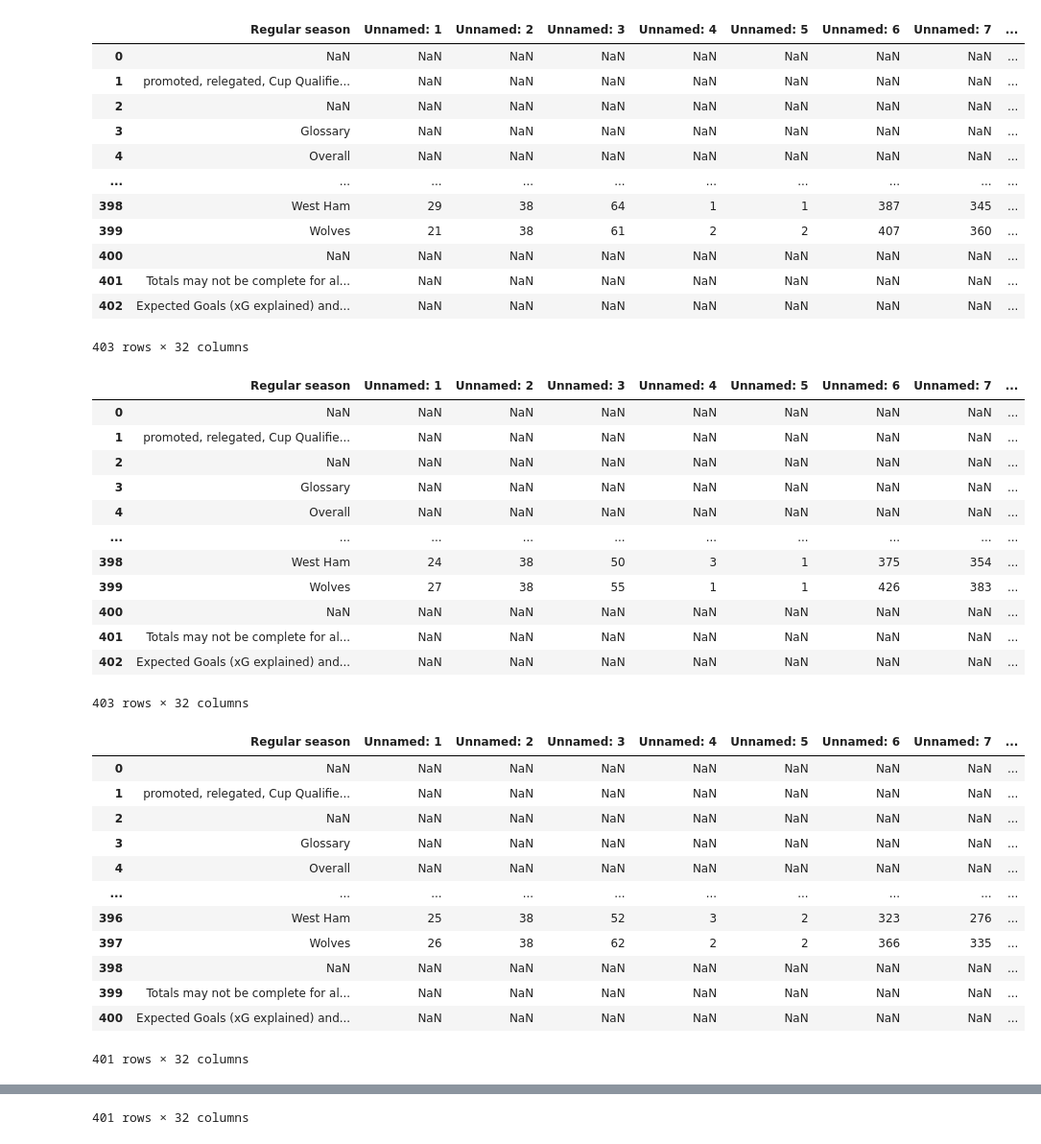
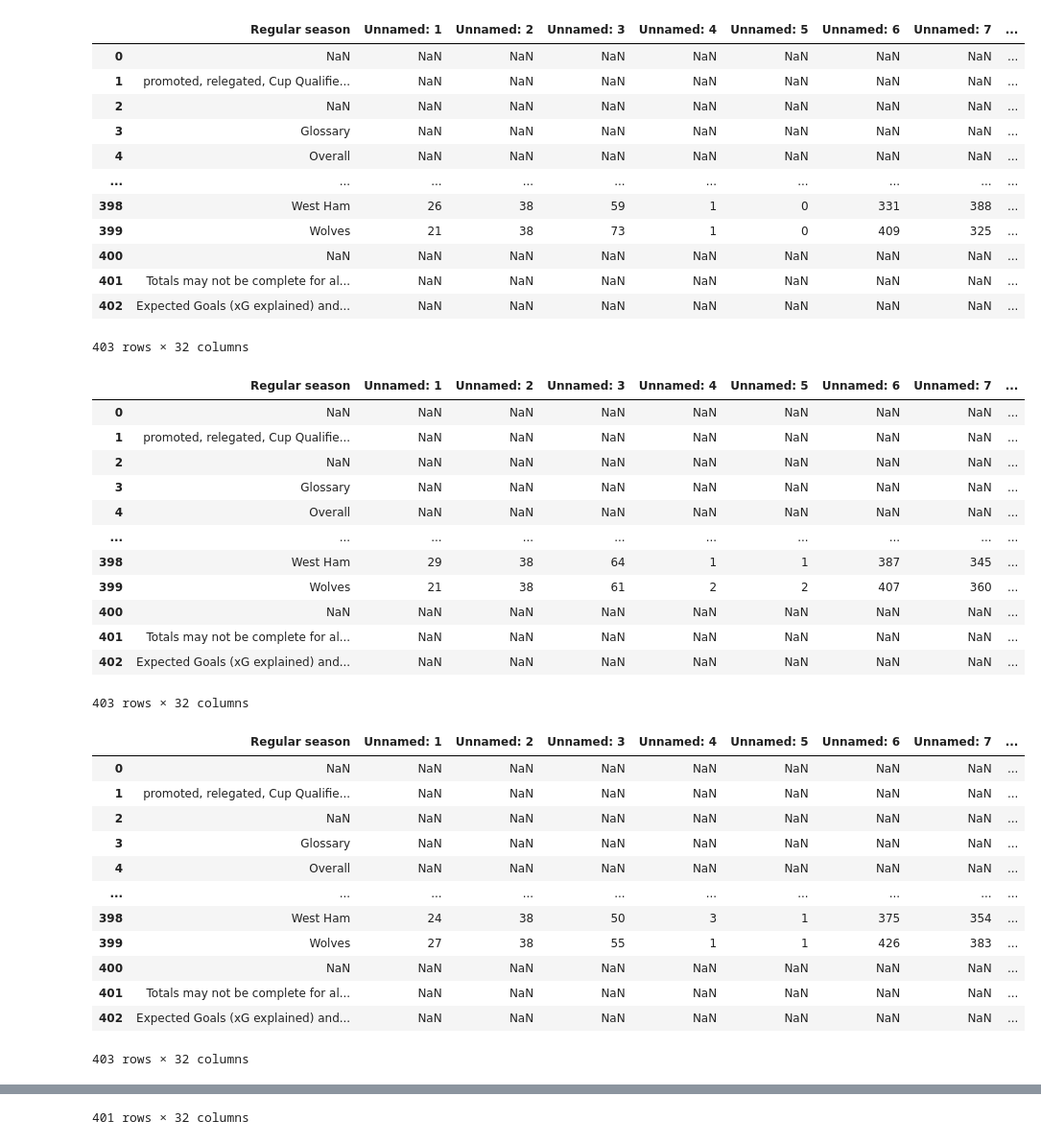
Before and after one commit to NeghiDB/365DaysSoccerDataAnalysisChallenge, a Jupyter notebook: index.ipynb, the cells around one changed output, grey strips where cells are left out. Shown at 96% size. Drawn from its saved outputs; the diff is of its cells as text; code cells hidden in the pictures.

Commit message:
added more EPL stats from previous years

```diff
--- a/index.ipynb
+++ b/index.ipynb
@@ -1,25 +1,27 @@
 # %%
 import pandas as pd
 
-df = pd.read_csv('EPL Standard Stats 2019-2020.csv', encoding='latin1', index_col=None)
+df = pd.read_csv('EPL Standard Stats 2018-2019.csv', encoding='latin1', index_col=None)
+df1 = pd.read_csv('EPL Standard Stats 2019-2020.csv', encoding='latin1', index_col=None)
 df2 = pd.read_csv('EPL Standard Stats 2020-2021.csv', encoding='latin1', index_col=None)
 df3 = pd.read_csv('EPL Standard Stats 2021-2022.csv', encoding='latin1', index_col=None)
 df4 = pd.read_csv('EPL Standard Stats 2022-2023.csv', encoding='latin1', index_col=None)
 
 display(df)
+display(df1)
 display(df2)
 display(df3)
 display(df4)
 # %% [output]
 |  | Regular season | Unnamed: 1 | Unnamed: 2 | Unnamed: 3 | Unnamed: 4 | Unnamed: 5 | Unnamed: 6 | Unnamed: 7 | ... |
 | 0 | NaN | NaN | NaN | NaN | NaN | NaN | NaN | NaN | ... |
 | 1 | promoted, relegated, Cup Qualifie... | NaN | NaN | NaN | NaN | NaN | NaN | NaN | ... |
 | 2 | NaN | NaN | NaN | NaN | NaN | NaN | NaN | NaN | ... |
 | 3 | Glossary | NaN | NaN | NaN | NaN | NaN | NaN | NaN | ... |
 | 4 | Overall | NaN | NaN | NaN | NaN | NaN | NaN | NaN | ... |
 | ... | ... | ... | ... | ... | ... | ... | ... | ... | ... |
-| 398 | West Ham | 29 | 38 | 64 | 1 | 1 | 387 | 345 | ... |
-| 399 | Wolves | 21 | 38 | 61 | 2 | 2 | 407 | 360 | ... |
+| 398 | West Ham | 26 | 38 | 59 | 1 | 0 | 331 | 388 | ... |
+| 399 | Wolves | 21 | 38 | 73 | 1 | 0 | 409 | 325 | ... |
 | 400 | NaN | NaN | NaN | NaN | NaN | NaN | NaN | NaN | ... |
 | 401 | Totals may not be complete for al... | NaN | NaN | NaN | NaN | NaN | NaN | NaN | ... |
 | 402 | Expected Goals (xG explained) and... | NaN | NaN | NaN | NaN | NaN | NaN | NaN | ... |
@@ -31,8 +33,8 @@ display(df4)
 | 3 | Glossary | NaN | NaN | NaN | NaN | NaN | NaN | NaN | ... |
 | 4 | Overall | NaN | NaN | NaN | NaN | NaN | NaN | NaN | ... |
 | ... | ... | ... | ... | ... | ... | ... | ... | ... | ... |
-| 398 | West Ham | 24 | 38 | 50 | 3 | 1 | 375 | 354 | ... |
-| 399 | Wolves | 27 | 38 | 55 | 1 | 1 | 426 | 383 | ... |
+| 398 | West Ham | 29 | 38 | 64 | 1 | 1 | 387 | 345 | ... |
+| 399 | Wolves | 21 | 38 | 61 | 2 | 2 | 407 | 360 | ... |
 | 400 | NaN | NaN | NaN | NaN | NaN | NaN | NaN | NaN | ... |
 | 401 | Totals may not be complete for al... | NaN | NaN | NaN | NaN | NaN | NaN | NaN | ... |
 | 402 | Expected Goals (xG explained) and... | NaN | NaN | NaN | NaN | NaN | NaN | NaN | ... |
@@ -44,12 +46,12 @@ display(df4)
 | 3 | Glossary | NaN | NaN | NaN | NaN | NaN | NaN | NaN | ... |
 | 4 | Overall | NaN | NaN | NaN | NaN | NaN | NaN | NaN | ... |
 | ... | ... | ... | ... | ... | ... | ... | ... | ... | ... |
-| 396 | West Ham | 25 | 38 | 52 | 3 | 2 | 323 | 276 | ... |
-| 397 | Wolves | 26 | 38 | 62 | 2 | 2 | 366 | 335 | ... |
-| 398 | NaN | NaN | NaN | NaN | NaN | NaN | NaN | NaN | ... |
-| 399 | Totals may not be complete for al... | NaN | NaN | NaN | NaN | NaN | NaN | NaN | ... |
-| 400 | Expected Goals (xG explained) and... | NaN | NaN | NaN | NaN | NaN | NaN | NaN | ... |
+| 398 | West Ham | 24 | 38 | 50 | 3 | 1 | 375 | 354 | ... |
+| 399 | Wolves | 27 | 38 | 55 | 1 | 1 | 426 | 383 | ... |
+| 400 | NaN | NaN | NaN | NaN | NaN | NaN | NaN | NaN | ... |
+| 401 | Totals may not be complete for al... | NaN | NaN | NaN | NaN | NaN | NaN | NaN | ... |
+| 402 | Expected Goals (xG explained) and... | NaN | NaN | NaN | NaN | NaN | NaN | NaN | ... |
-401 rows × 32 columns
+403 rows × 32 columns
 |  | Regular season | Unnamed: 1 | Unnamed: 2 | Unnamed: 3 | Unnamed: 4 | Unnamed: 5 | Unnamed: 6 | Unnamed: 7 | ... |
 | 0 | NaN | NaN | NaN | NaN | NaN | NaN | NaN | NaN | ... |
 | 1 | promoted, relegated, Cup Qualifie... | NaN | NaN | NaN | NaN | NaN | NaN | NaN | ... |
```
Also changed, not shown: parts of 1 cell of this notebook, 8 other files.
